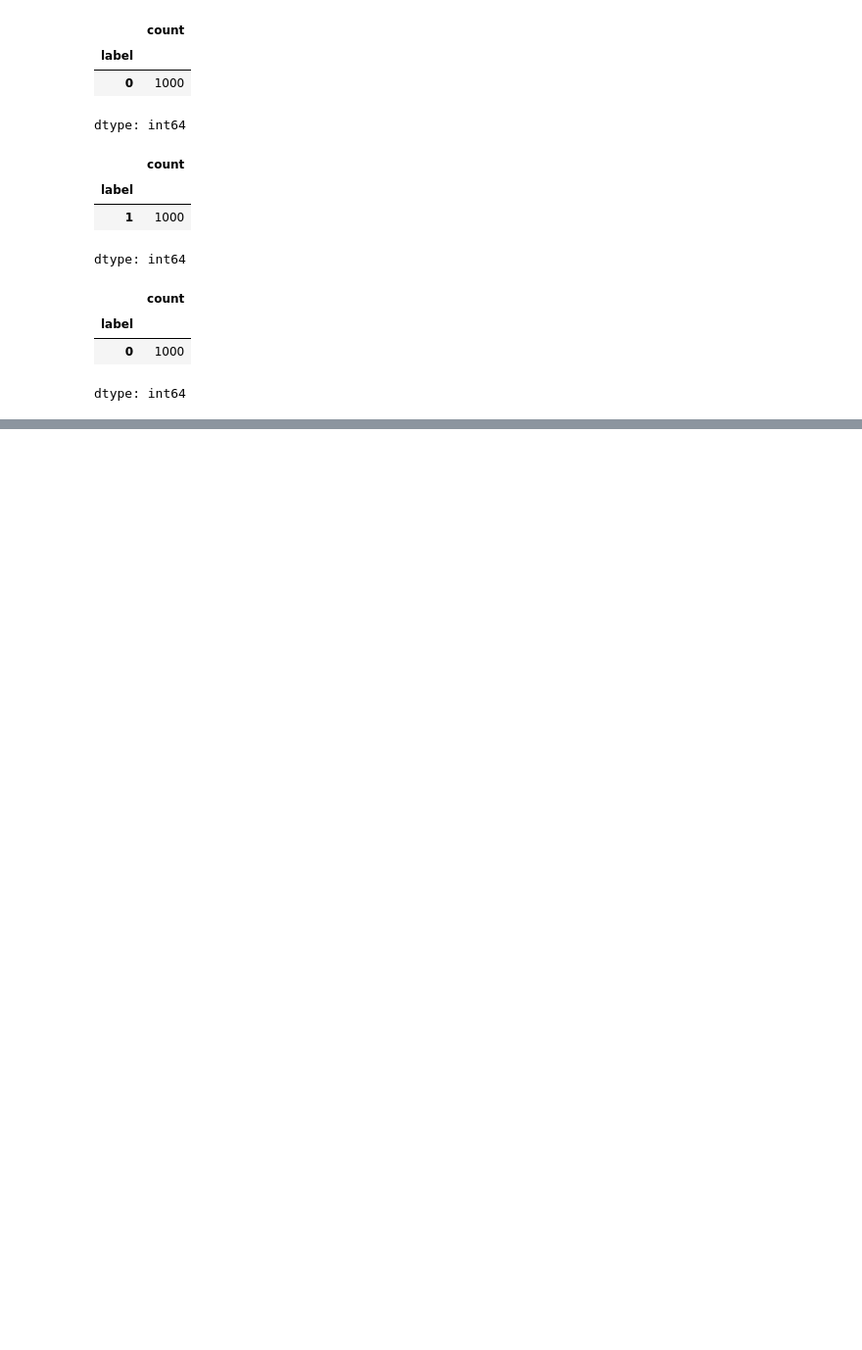
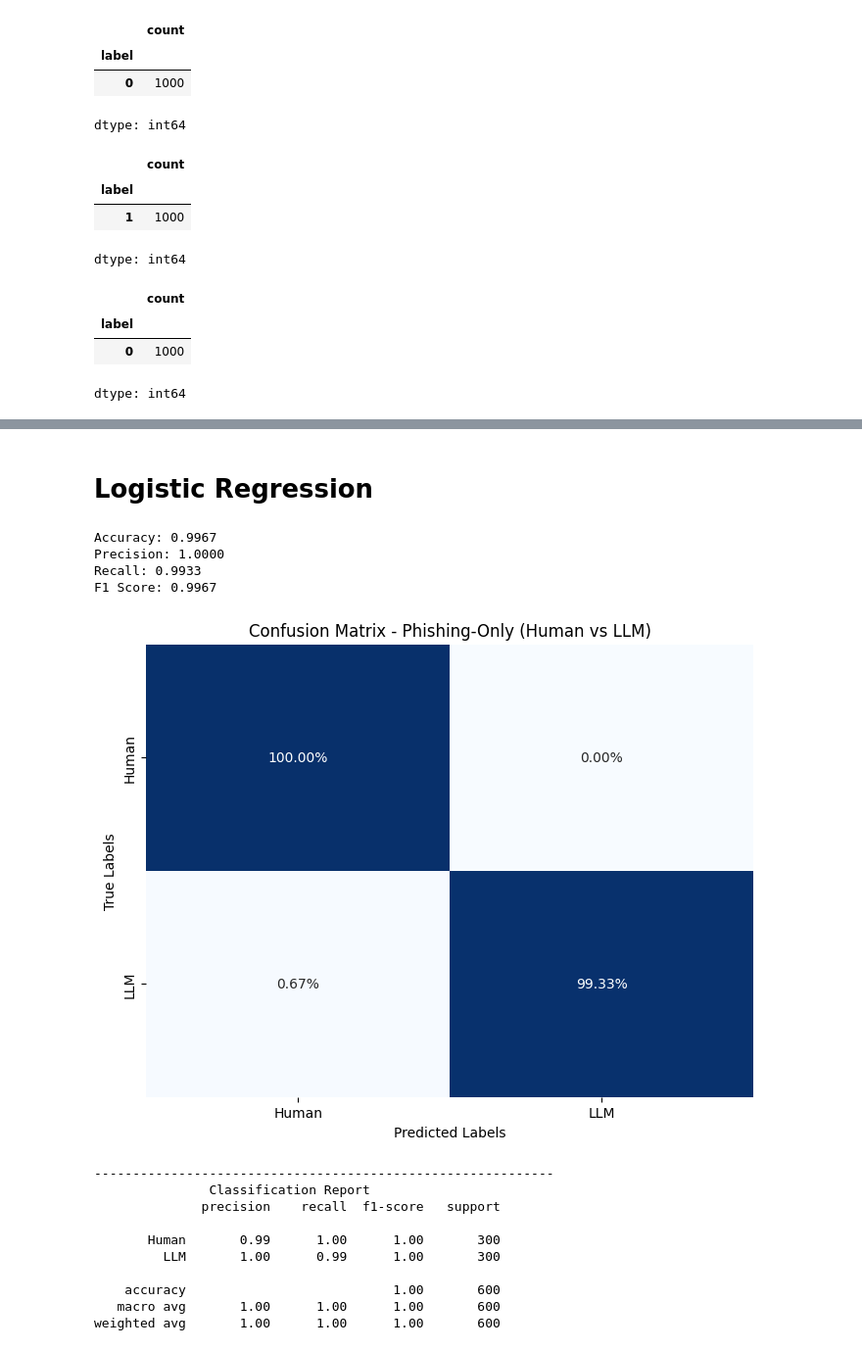
Before and after one commit to cramosme/LLM-Phishing-Detection, a Jupyter notebook: LLM_Phishing_Detection.ipynb, the cells around one changed output, grey strips where cells are left out. Shown at 98% size. Cells and saved outputs as stored; diff of their text form; code cells hidden in the pictures; blank space fills up the shorter version.

Commit message:
Implemented Logistic Regression and Random Forest models

```diff
--- a/LLM_Phishing_Detection.ipynb
+++ b/LLM_Phishing_Detection.ipynb
@@ -119,0 +238,57 @@ dtype: int64
+# %% [markdown]
+# Logistic Regression
+# %%
+# Train logistic regression model
+
+# Initialize model
+log_reg = LogisticRegression(max_iter=1000, random_state=rState, solver='liblinear')
+
+# Fit the model
+log_reg.fit(X_train_phish, y_train_phish)
+
+y_pred_phish = log_reg.predict(X_test_phish)
+y_prob_phish = log_reg.predict_proba(X_test_phish)[:, 1] # Probability of LLM (class 1)
+# %%
+# Calculate metrics
+accuracy = accuracy_score(y_test_phish, y_pred_phish)
+precision = precision_score(y_test_phish, y_pred_phish)
+recall = recall_score(y_test_phish, y_pred_phish)
+f1 = f1_score(y_test_phish, y_pred_phish)
+
+# Print metrics
+print(f"\nAccuracy: {accuracy:.4f}")
+print(f"Precision: {precision:.4f}")
+print(f"Recall: {recall:.4f}")
+print(f"F1 Score: {f1:.4f}")
+
+# Confusion Matrix
+cm = confusion_matrix(y_test_phish, y_pred_phish, normalize="true")
+labels = ["Human", "LLM"]
+
+plt.figure(figsize=(8, 6))
+sns.heatmap(cm, annot=True, fmt='.2%', cmap='Blues', cbar=False, xticklabels=labels, yticklabels=labels)
+plt.xlabel('Predicted Labels')
+plt.ylabel('True Labels')
+plt.title('Confusion Matrix - Phishing-Only (Human vs LLM)')
+plt.show()
+
+# Classification Report
+print("\n" + "-" * 60)
+print(' ' * 15 + "Classification Report")
+print(classification_report(y_test_phish, y_pred_phish, target_names=labels))
+# %% [output]
+Accuracy: 0.9967
+Precision: 1.0000
+Recall: 0.9933
+F1 Score: 0.9967
+[figure, added]
+------------------------------------------------------------
+               Classification Report
+              precision    recall  f1-score   support
+
+       Human       0.99      1.00      1.00       300
+         LLM       1.00      0.99      1.00       300
+
+    accuracy                           1.00       600
+   macro avg       1.00      1.00      1.00       600
+weighted avg       1.00      1.00      1.00       600
```
Also changed, not shown: parts of 24 cells of this notebook.
